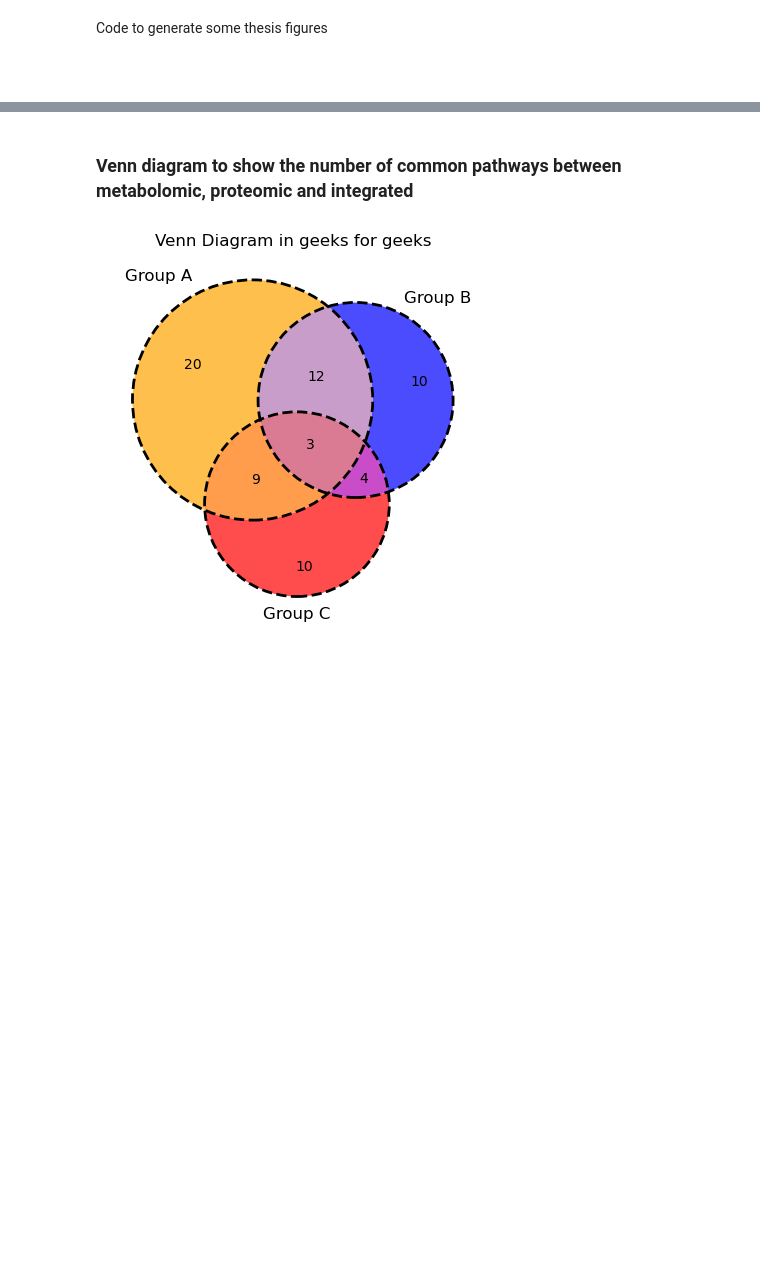
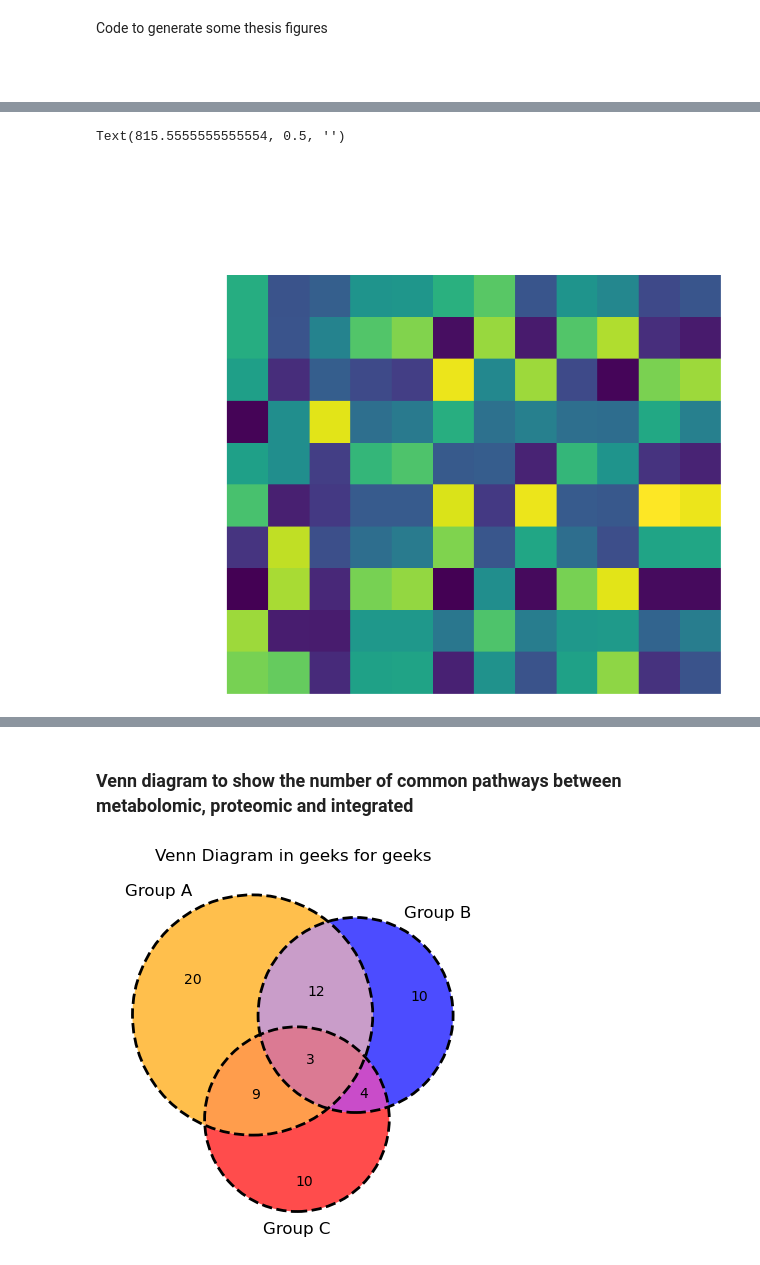
Before and after one commit to j-keung/multiomics-pathway-analysis, a Jupyter notebook: extra_figures.ipynb, the cells around one changed output, grey strips where cells are left out. Drawn from its saved outputs; the diff is of its cells as text; code cells hidden in the pictures; blank space fills up the shorter version.

```diff
--- a/extra_figures.ipynb
+++ b/extra_figures.ipynb
@@ -4,0 +56,10 @@ Code to generate some thesis figures
+# %%
+reactome_pathways = sspa.process_gmt("Data/Reactome_Homo_sapiens_pathways_compounds_R84.gmt")
+kpca_scores = sspa.sspa_kpca(df.iloc[:,:-2], reactome_pathways)
+#Convert pathway ID to name
+root_path = pd.read_excel('Data/Root_pathways.xlsx', header=None)
+root_pathway_dict = {root_path[0][i]:root_path[1][i] for i in range(0,len(root_path))}
+
+root_pathway_names = list(root_pathway_dict.keys())
+#Using Sara's code, remove root pathways
+kpca_scores = kpca_scores.drop(columns = list(set(root_pathway_names) & set(kpca_scores.columns)))
@@ -4,0 +83,11 @@ Code to generate some thesis figures
+# %%
+kpca_scores_sample = kpca_scores.iloc[35:45,50:62] #12 metabolite pathways long
+
+g = sns.clustermap(kpca_scores_sample,row_cluster=False,col_cluster=False,xticklabels=False, yticklabels=False,cmap='viridis',figsize=(9,7.5),cbar=False)
+g.ax_heatmap.tick_params(right=False)
+g.cax.set_visible(False)
+ax = g.ax_heatmap
+ax.set_ylabel("")
+# %% [output]
+Text(815.5555555555554, 0.5, '')
+[figure, added]
```
Also changed, not shown: parts of 13 cells of this notebook, 2 other files.
